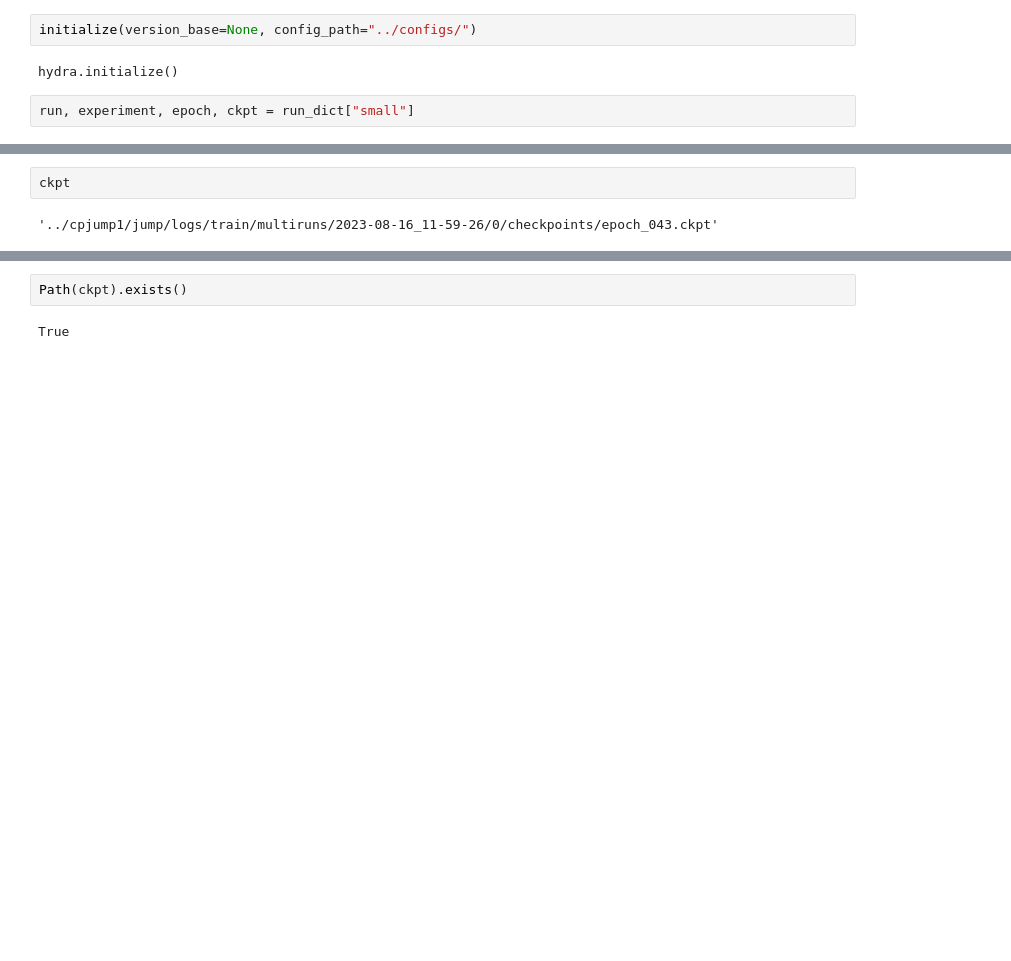
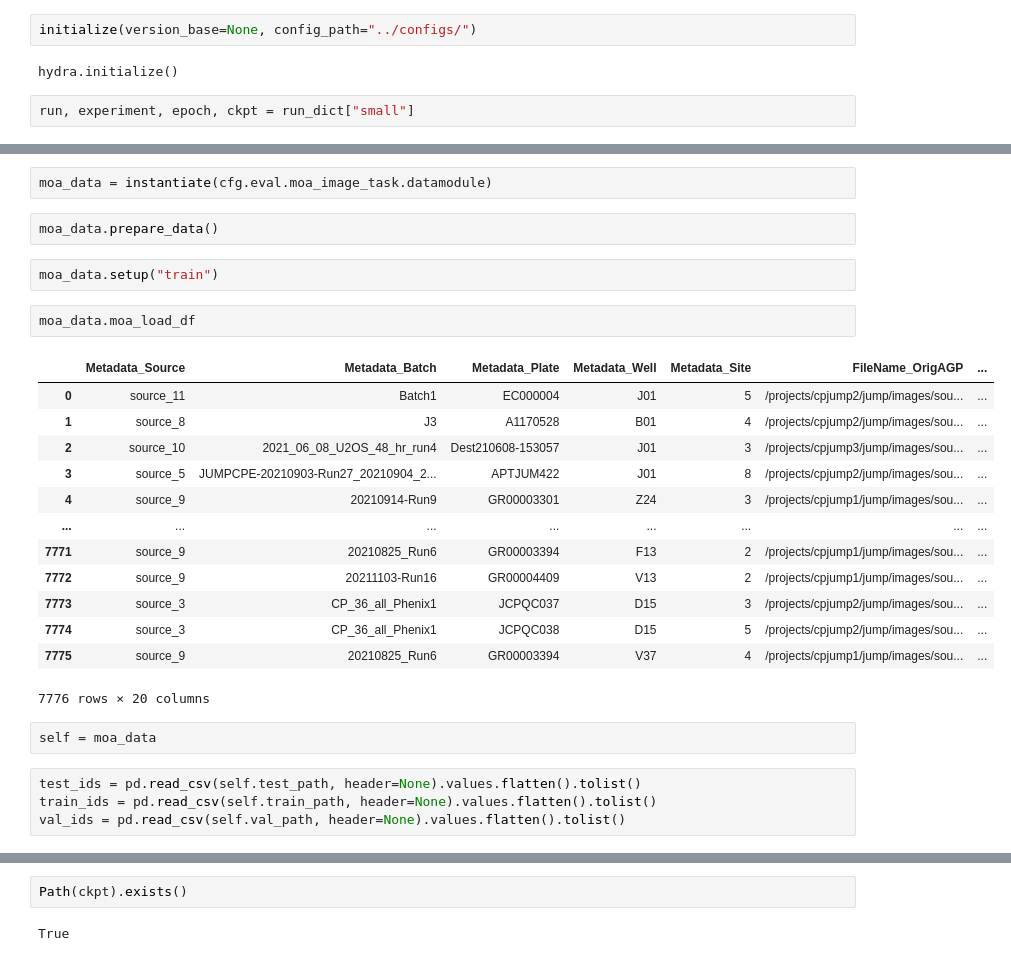
Before and after one commit to gwatkinson/jump_models, a Jupyter notebook: notebooks/3.0-gw-evaluate-checkpoints.ipynb, the cells around one changed output, grey strips where cells are left out. Saved outputs shown, nothing was run; the diff lists cells and outputs as text; blank space fills up the shorter version.

```diff
--- a/notebooks/3.0-gw-evaluate-checkpoints.ipynb
+++ b/notebooks/3.0-gw-evaluate-checkpoints.ipynb
@@ -88,7 +89,31 @@ seed: 12345
       use_cache: false
       mol_collate_fn: null
       img_collate_fn: null
-# %%
-ckpt
-# %% [output]
-'../cpjump1/jump/logs/train/multiruns/2023-08-16_11-59-26/0/checkpoints/epoch_043.ckpt'
+# %%
+moa_data = instantiate(cfg.eval.moa_image_task.datamodule)
+# %%
+moa_data.prepare_data()
+# %%
+moa_data.setup("train")
+# %%
+moa_data.moa_load_df
+# %% [output]
+|  | Metadata_Source | Metadata_Batch | Metadata_Plate | Metadata_Well | Metadata_Site | FileName_OrigAGP | ... |
+| 0 | source_11 | Batch1 | EC000004 | J01 | 5 | /projects/cpjump2/jump/images/sou... | ... |
+| 1 | source_8 | J3 | A1170528 | B01 | 4 | /projects/cpjump2/jump/images/sou... | ... |
+| 2 | source_10 | 2021_06_08_U2OS_48_hr_run4 | Dest210608-153057 | J01 | 3 | /projects/cpjump3/jump/images/sou... | ... |
+| 3 | source_5 | JUMPCPE-20210903-Run27_20210904_2... | APTJUM422 | J01 | 8 | /projects/cpjump2/jump/images/sou... | ... |
+| 4 | source_9 | 20210914-Run9 | GR00003301 | Z24 | 3 | /projects/cpjump1/jump/images/sou... | ... |
+| ... | ... | ... | ... | ... | ... | ... | ... |
+| 7771 | source_9 | 20210825_Run6 | GR00003394 | F13 | 2 | /projects/cpjump1/jump/images/sou... | ... |
+| 7772 | source_9 | 20211103-Run16 | GR00004409 | V13 | 2 | /projects/cpjump1/jump/images/sou... | ... |
+| 7773 | source_3 | CP_36_all_Phenix1 | JCPQC037 | D15 | 3 | /projects/cpjump2/jump/images/sou... | ... |
+| 7774 | source_3 | CP_36_all_Phenix1 | JCPQC038 | D15 | 5 | /projects/cpjump2/jump/images/sou... | ... |
+| 7775 | source_9 | 20210825_Run6 | GR00003394 | V37 | 4 | /projects/cpjump1/jump/images/sou... | ... |
+7776 rows × 20 columns
+# %%
+self = moa_data
+# %%
+test_ids = pd.read_csv(self.test_path, header=None).values.flatten().tolist()
+train_ids = pd.read_csv(self.train_path, header=None).values.flatten().tolist()
+val_ids = pd.read_csv(self.val_path, header=None).values.flatten().tolist()
```
Also changed, not shown: parts of 5 cells of this notebook, 6 other files.
